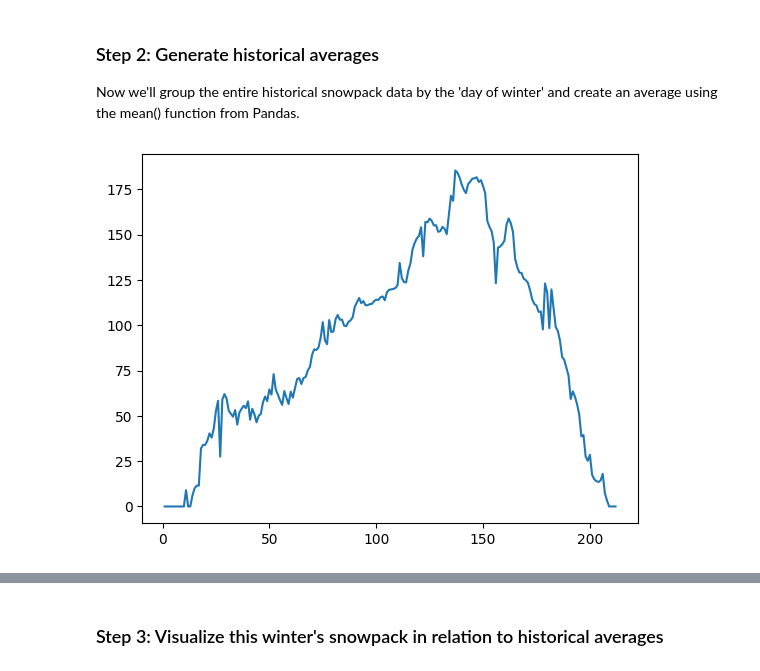
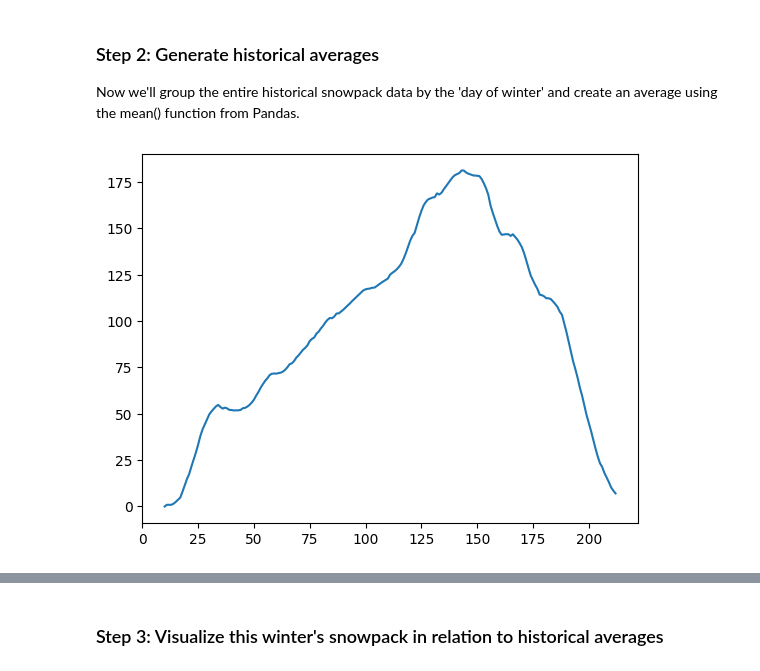
Before and after one commit to danieljfeller/mwac, a Jupyter notebook: prepare_historical_data.ipynb, the cells around one changed output, grey strips where cells are left out. Drawn from its saved outputs; the diff is of its cells as text; code cells hidden in the pictures.

Commit message:
Changed historical snowpack to a rolling average

```diff
--- a/prepare_historical_data.ipynb
+++ b/prepare_historical_data.ipynb
@@ -74,14 +74,16 @@ Now we'll group the entire historical snowpack data by the 'day of winter' and c
 # %%
 import matplotlib.pyplot as plt
 
-historical_averages = df.groupby('day_of_winter')['depth_cm'].mean().reset_index()
+
+historical_averages = df.loc[df.winter!='2023-2024',].groupby('day_of_winter')['depth_cm'].mean().reset_index()
 historical_averages = historical_averages.sort_values(['day_of_winter'])
+historical_averages['depth_cm'] = (historical_averages['depth_cm'].rolling(10).sum()/10)
 
 # visualize the data
 plt.plot(historical_averages.day_of_winter,historical_averages.depth_cm)
 plt.show()
 
 # save a CSV with the historical averages (grouped by day of winter)
 historical_averages.to_csv("data/historical_averages.csv")
 # %% [output]
-[figure, old version]
+[figure, new version]
```
Also changed, not shown: parts of 2 cells of this notebook, 4 other files.
